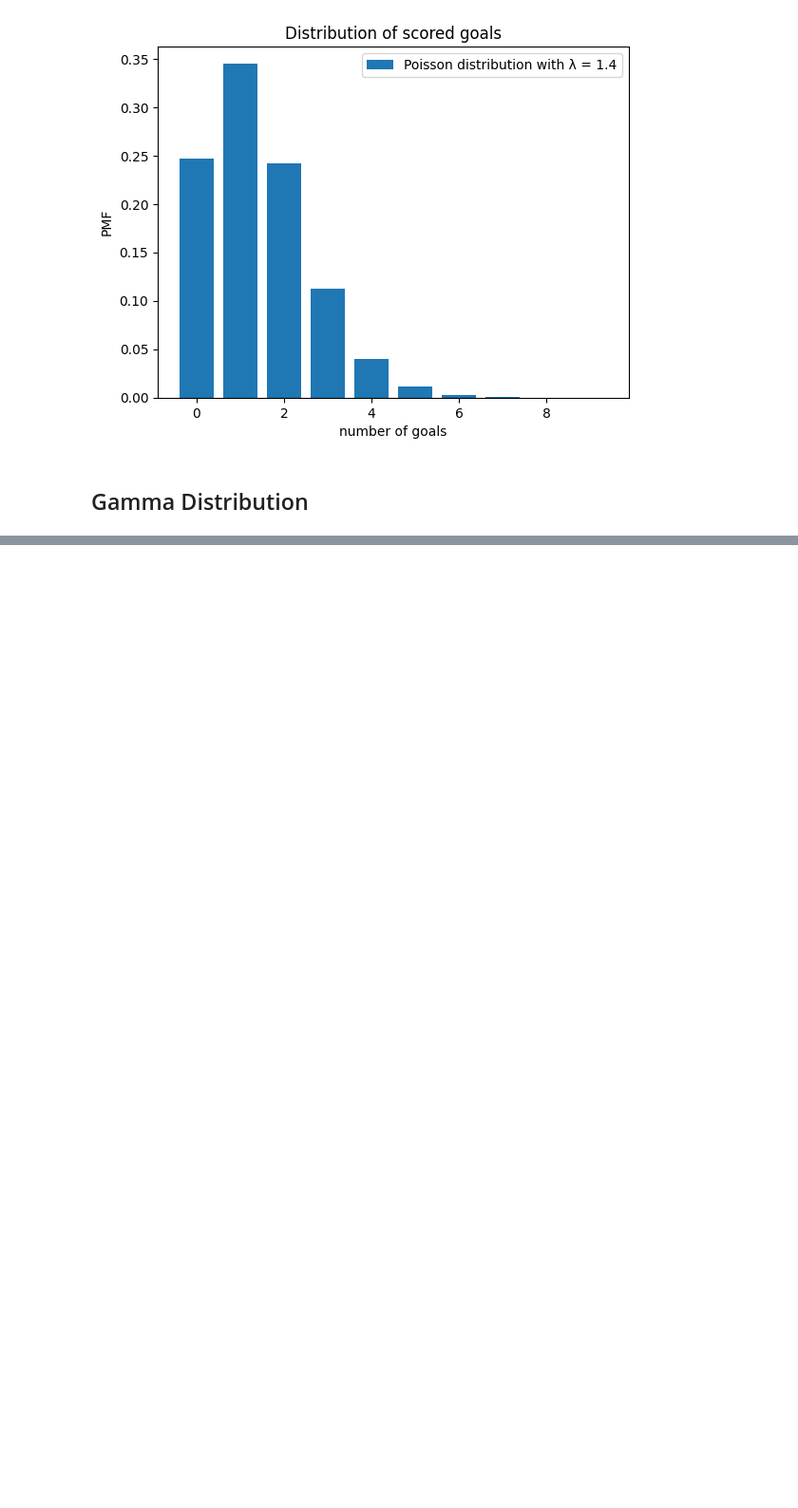
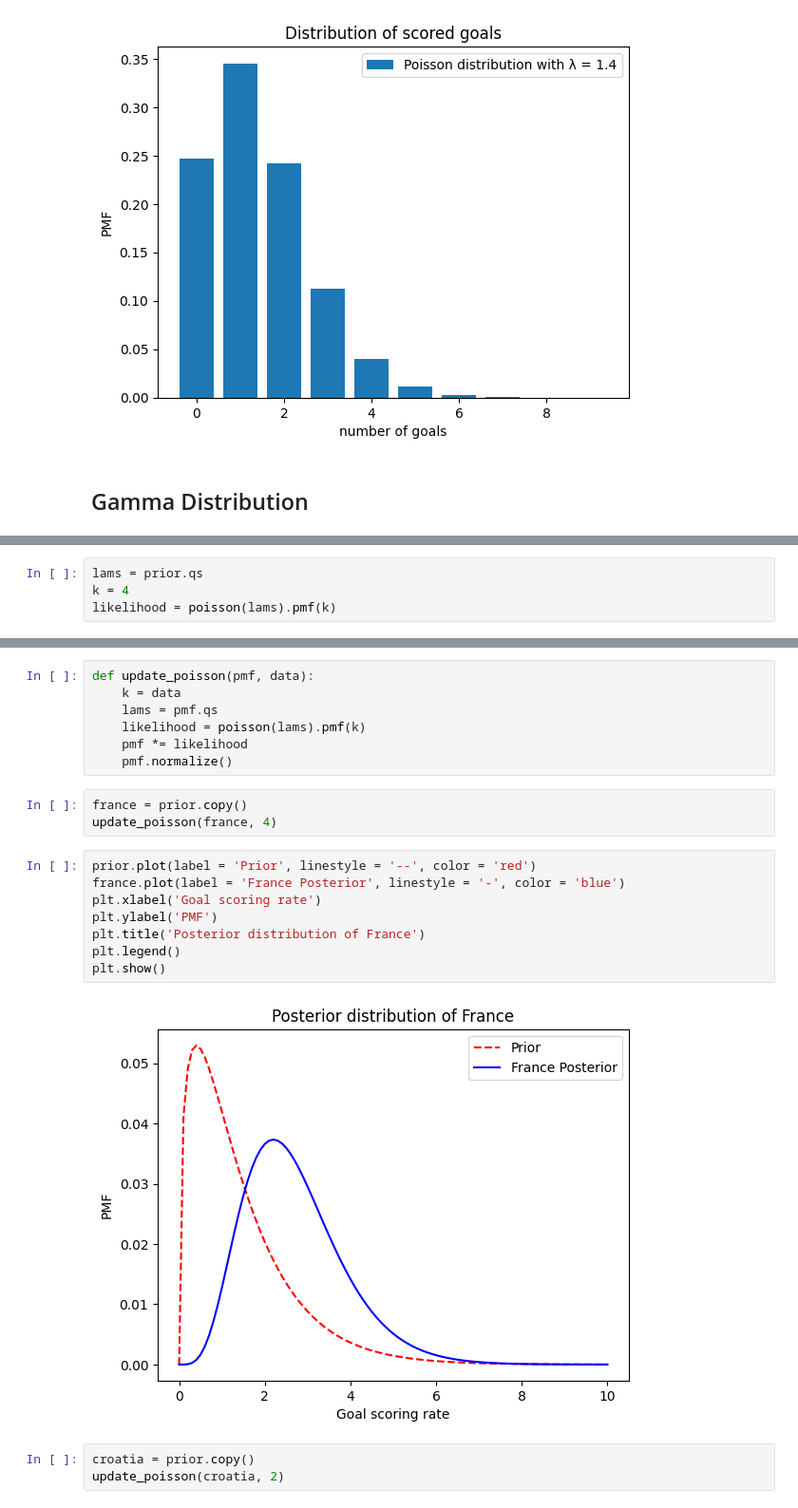
Before and after one commit to coletlacroix/math, a Jupyter notebook: 00.10_Think_Bayes_Downey/8_poisson processes.ipynb, the cells around one changed output, grey strips where cells are left out. Shown at 95% size. Drawn from its saved outputs; the diff is of its cells as text; blank space fills up the shorter version.

```diff
--- a/00.10_Think_Bayes_Downey/8_poisson processes.ipynb
+++ b/00.10_Think_Bayes_Downey/8_poisson processes.ipynb
@@ -72,0 +113,4 @@ plt.show()
+# %%
+lams = prior.qs
+k = 4
+likelihood = poisson(lams).pmf(k)
@@ -72,0 +119,23 @@ plt.show()
+# %%
+def update_poisson(pmf, data):
+    k = data
+    lams = pmf.qs
+    likelihood = poisson(lams).pmf(k)
+    pmf *= likelihood
+    pmf.normalize()
+# %%
+france = prior.copy()
+update_poisson(france, 4)
+# %%
+prior.plot(label = 'Prior', linestyle = '--', color = 'red')
+france.plot(label = 'France Posterior', linestyle = '-', color = 'blue')
+plt.xlabel('Goal scoring rate')
+plt.ylabel('PMF')
+plt.title('Posterior distribution of France')
+plt.legend()
+plt.show()
+# %% [output]
+[figure, added]
+# %%
+croatia = prior.copy()
+update_poisson(croatia, 2)
```
Also changed, not shown: parts of 17 cells of this notebook, 1 other file.
